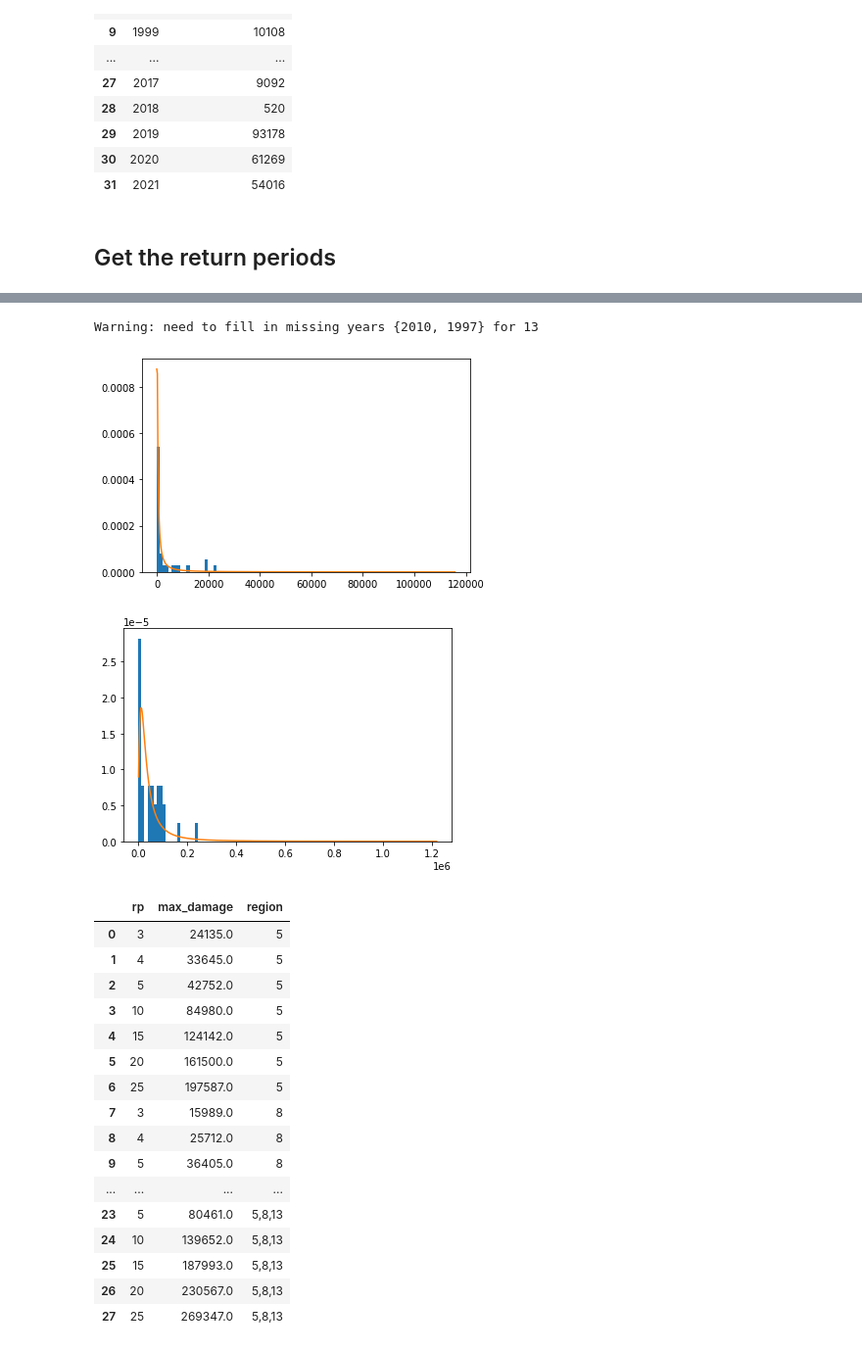
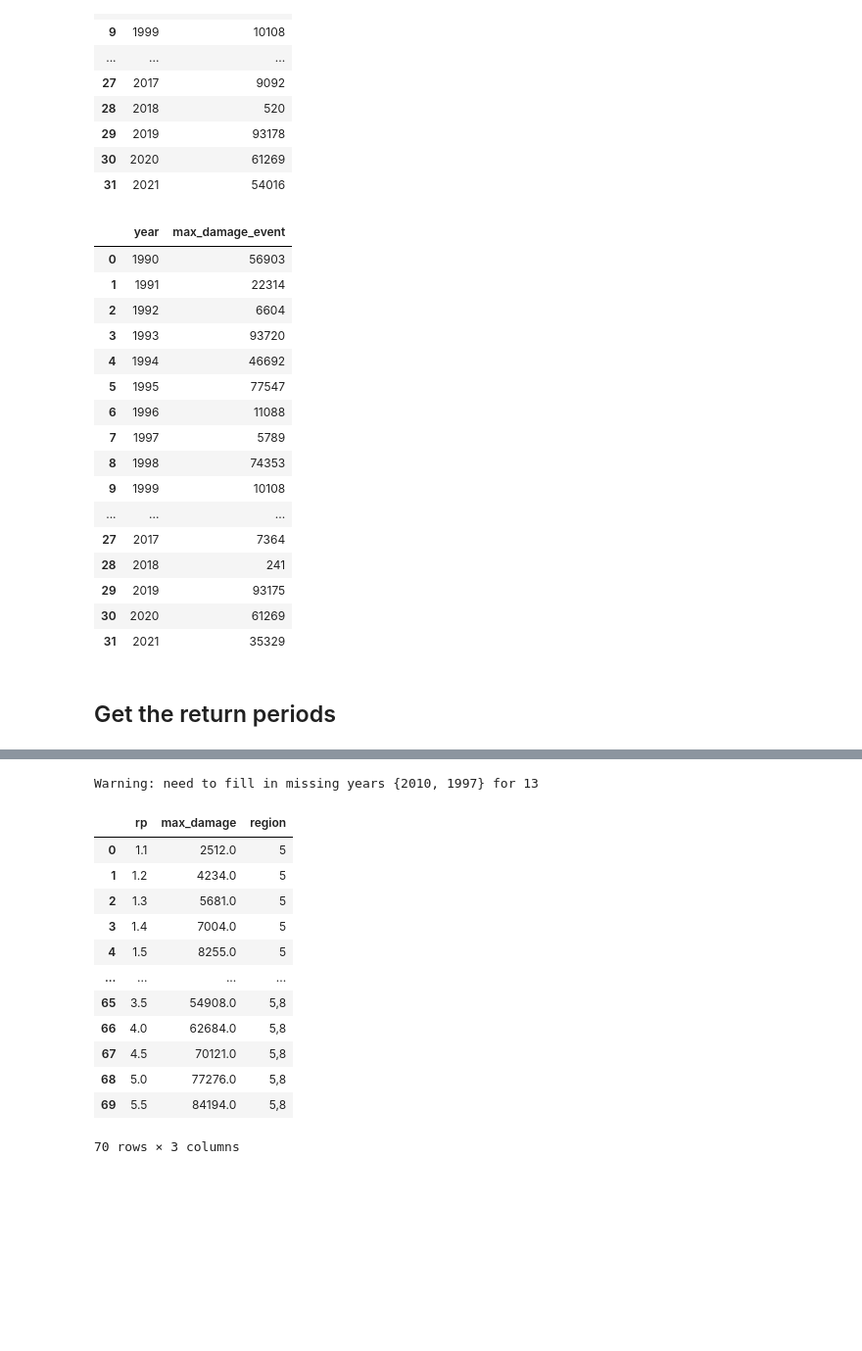
Before and after one commit to rodekruis/Typhoon-Impact-based-forecasting-model, a Jupyter notebook: analysis/trigger_thresholds/trigger_thresholds.ipynb, the cells around one changed output, grey strips where cells are left out. Shown: that part at 98% size. Cells and saved outputs as stored; diff of their text form; code cells hidden in the pictures; blank space fills up the shorter version.

```diff
--- a/analysis/trigger_thresholds/trigger_thresholds.ipynb
+++ b/analysis/trigger_thresholds/trigger_thresholds.ipynb
@@ -144,6 +144,35 @@ df_max_roi
 | 29 | 2019 | 93178 |
 | 30 | 2020 | 61269 |
 | 31 | 2021 | 54016 |
+# %%
+# And finally for only regions 5 & 8
+df_max_roi_old = (df_comb.loc[df_comb['adm1_pcode'].isin([ROI["5"], ROI["8"]])]
+              .groupby('typhoon')
+              .agg({'No_Totally_DMG_BLD': sum,'year': 'first'})
+              .groupby(['year']).max()
+              .rename(columns={'No_Totally_DMG_BLD': 'max_damage_event'})
+              .reset_index()
+             )
+
+df_max_roi_old
+# %% [output]
+|  | year | max_damage_event |
+| 0 | 1990 | 56903 |
+| 1 | 1991 | 22314 |
+| 2 | 1992 | 6604 |
+| 3 | 1993 | 93720 |
+| 4 | 1994 | 46692 |
+| 5 | 1995 | 77547 |
+| 6 | 1996 | 11088 |
+| 7 | 1997 | 5789 |
+| 8 | 1998 | 74353 |
+| 9 | 1999 | 10108 |
+| ... | ... | ... |
+| 27 | 2017 | 7364 |
+| 28 | 2018 | 241 |
+| 29 | 2019 | 93175 |
+| 30 | 2020 | 61269 |
+| 31 | 2021 | 35329 |
 # %% [markdown]
 ## Get the return periods
 # %%
@@ -254,8 +283,9 @@ def get_rp_df(
         df_rps["rp"] = np.round(df_rps["rp"])
     return df_rps
 # %%
-years = [3, 4, 5, 10, 15, 20, 25]
+years = [1.1, 1.2, 1.3, 1.4, 1.5, 1.6, 1.7, 2, 3, 3.5,  4, 4.5, 5, 5.5]
 df_rp = pd.DataFrame()
+show_plots = False
 method = "analytical"
 #method = "empirical"
 
@@ -273,24 +303,35 @@ for region_key, region_value in ROI.items():
                        "max_damage_event": 0}, ignore_index=True)
     df = df.set_index(df.year)
     df_rp_tmp = (get_rp_df(df, "max_damage_event", years=years, extend_factor=5,
-                          method=method, show_plots=True)
+                          method=method, show_plots=show_plots)
                  .reset_index()
                  .rename(columns={"rp": "max_damage", "index": "rp"})
                 )
     df_rp_tmp["region"] = region_key
-    df_rp = pd.concat([df_rp, df_rp_tmp], ignore_index=True)
+    df_rp = pd.concat([df_rp, df_rp_tmp], ignore_index=show_plots)
 
 # Then for all 3 regions
 df = df_max_roi.copy()
 df = df.set_index(df.year)
 df_rp_tmp = (get_rp_df(df, "max_damage_event", years=years, extend_factor=5,
-                      method=method, show_plots=True)
+                      method=method, show_plots=show_plots)
              .reset_index()
              .rename(columns={"rp": "max_damage", "index": "rp"})
             )
 df_rp_tmp["region"] = "5,8,13"
 df_rp = pd.concat([df_rp, df_rp_tmp], ignore_index=True)
 
+# And finally for only 5 & 8
+df = df_max_roi_old.copy()
+df = df.set_index(df.year)
+df_rp_tmp = (get_rp_df(df, "max_damage_event", years=years, extend_factor=5,
+                      method=method, show_plots=show_plots)
+             .reset_index()
+             .rename(columns={"rp": "max_damage", "index": "rp"})
+            )
+df_rp_tmp["region"] = "5,8"
+df_rp = pd.concat([df_rp, df_rp_tmp], ignore_index=True)
+
 
 df_rp
 # %% [output]
@@ -299,22 +338,16 @@ df_rp
 Warning: need to fill in missing years {2010, 1997} for 13
-[figure, removed]
-[figure, removed]
 |  | rp | max_damage | region |
-| 0 | 3 | 24135.0 | 5 |
-| 1 | 4 | 33645.0 | 5 |
-| 2 | 5 | 42752.0 | 5 |
-| 3 | 10 | 84980.0 | 5 |
-| 4 | 15 | 124142.0 | 5 |
-| 5 | 20 | 161500.0 | 5 |
-| 6 | 25 | 197587.0 | 5 |
-| 7 | 3 | 15989.0 | 8 |
-| 8 | 4 | 25712.0 | 8 |
-| 9 | 5 | 36405.0 | 8 |
+| 0 | 1.1 | 2512.0 | 5 |
+| 1 | 1.2 | 4234.0 | 5 |
+| 2 | 1.3 | 5681.0 | 5 |
+| 3 | 1.4 | 7004.0 | 5 |
+| 4 | 1.5 | 8255.0 | 5 |
 | ... | ... | ... | ... |
-| 23 | 5 | 80461.0 | 5,8,13 |
-| 24 | 10 | 139652.0 | 5,8,13 |
-| 25 | 15 | 187993.0 | 5,8,13 |
-| 26 | 20 | 230567.0 | 5,8,13 |
-| 27 | 25 | 269347.0 | 5,8,13 |
+| 65 | 3.5 | 54908.0 | 5,8 |
+| 66 | 4.0 | 62684.0 | 5,8 |
+| 67 | 4.5 | 70121.0 | 5,8 |
+| 68 | 5.0 | 77276.0 | 5,8 |
+| 69 | 5.5 | 84194.0 | 5,8 |
+70 rows × 3 columns
 # %%
 df_rp.to_csv("rp_damage_per_region.csv", index=False)
```
Also changed, not shown: parts of 1 cell of this notebook.
